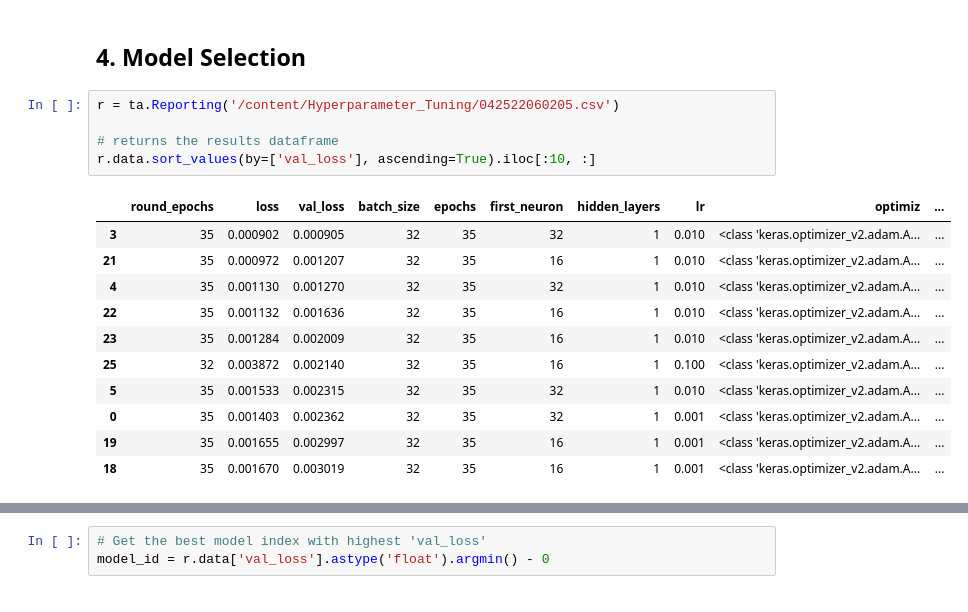
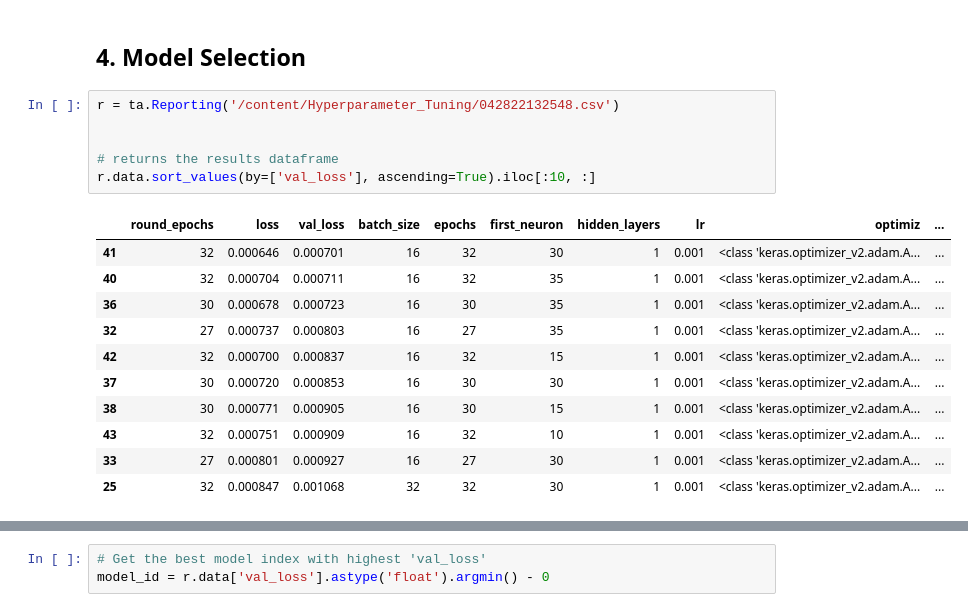
Before and after one commit to francescoliso/Time-Series-Analysis, a Jupyter notebook: 7b_LSTM_Hyperparameter_Tuning_Talos.ipynb, the cells around one changed output, grey strips where cells are left out. Cells and saved outputs as stored; diff of their text form.

```diff
--- a/7b_LSTM_Hyperparameter_Tuning_Talos.ipynb
+++ b/7b_LSTM_Hyperparameter_Tuning_Talos.ipynb
@@ -361,21 +351,22 @@ scan_results = ta.Scan(x=X_train,
 # %% [markdown]
 ## 4. Model Selection
 # %%
-r = ta.Reporting('/content/Hyperparameter_Tuning/042522060205.csv')
+r = ta.Reporting('/content/Hyperparameter_Tuning/042822132548.csv')
+
 
 # returns the results dataframe
 r.data.sort_values(by=['val_loss'], ascending=True).iloc[:10, :]
 # %% [output]
 |  | round_epochs | loss | val_loss | batch_size | epochs | first_neuron | hidden_layers | lr | optimiz | ... |
-| 3 | 35 | 0.000902 | 0.000905 | 32 | 35 | 32 | 1 | 0.010 | <class 'keras.optimizer_v2.adam.A... | ... |
-| 21 | 35 | 0.000972 | 0.001207 | 32 | 35 | 16 | 1 | 0.010 | <class 'keras.optimizer_v2.adam.A... | ... |
-| 4 | 35 | 0.001130 | 0.001270 | 32 | 35 | 32 | 1 | 0.010 | <class 'keras.optimizer_v2.adam.A... | ... |
-| 22 | 35 | 0.001132 | 0.001636 | 32 | 35 | 16 | 1 | 0.010 | <class 'keras.optimizer_v2.adam.A... | ... |
-| 23 | 35 | 0.001284 | 0.002009 | 32 | 35 | 16 | 1 | 0.010 | <class 'keras.optimizer_v2.adam.A... | ... |
-| 25 | 32 | 0.003872 | 0.002140 | 32 | 35 | 16 | 1 | 0.100 | <class 'keras.optimizer_v2.adam.A... | ... |
-| 5 | 35 | 0.001533 | 0.002315 | 32 | 35 | 32 | 1 | 0.010 | <class 'keras.optimizer_v2.adam.A... | ... |
-| 0 | 35 | 0.001403 | 0.002362 | 32 | 35 | 32 | 1 | 0.001 | <class 'keras.optimizer_v2.adam.A... | ... |
-| 19 | 35 | 0.001655 | 0.002997 | 32 | 35 | 16 | 1 | 0.001 | <class 'keras.optimizer_v2.adam.A... | ... |
-| 18 | 35 | 0.001670 | 0.003019 | 32 | 35 | 16 | 1 | 0.001 | <class 'keras.optimizer_v2.adam.A... | ... |
+| 41 | 32 | 0.000646 | 0.000701 | 16 | 32 | 30 | 1 | 0.001 | <class 'keras.optimizer_v2.adam.A... | ... |
+| 40 | 32 | 0.000704 | 0.000711 | 16 | 32 | 35 | 1 | 0.001 | <class 'keras.optimizer_v2.adam.A... | ... |
+| 36 | 30 | 0.000678 | 0.000723 | 16 | 30 | 35 | 1 | 0.001 | <class 'keras.optimizer_v2.adam.A... | ... |
+| 32 | 27 | 0.000737 | 0.000803 | 16 | 27 | 35 | 1 | 0.001 | <class 'keras.optimizer_v2.adam.A... | ... |
+| 42 | 32 | 0.000700 | 0.000837 | 16 | 32 | 15 | 1 | 0.001 | <class 'keras.optimizer_v2.adam.A... | ... |
+| 37 | 30 | 0.000720 | 0.000853 | 16 | 30 | 30 | 1 | 0.001 | <class 'keras.optimizer_v2.adam.A... | ... |
+| 38 | 30 | 0.000771 | 0.000905 | 16 | 30 | 15 | 1 | 0.001 | <class 'keras.optimizer_v2.adam.A... | ... |
+| 43 | 32 | 0.000751 | 0.000909 | 16 | 32 | 10 | 1 | 0.001 | <class 'keras.optimizer_v2.adam.A... | ... |
+| 33 | 27 | 0.000801 | 0.000927 | 16 | 27 | 30 | 1 | 0.001 | <class 'keras.optimizer_v2.adam.A... | ... |
+| 25 | 32 | 0.000847 | 0.001068 | 32 | 32 | 30 | 1 | 0.001 | <class 'keras.optimizer_v2.adam.A... | ... |
 # %%
 # get correlation for hyperparameters against a metric
```
Also changed, not shown: parts of 18 cells of this notebook.
